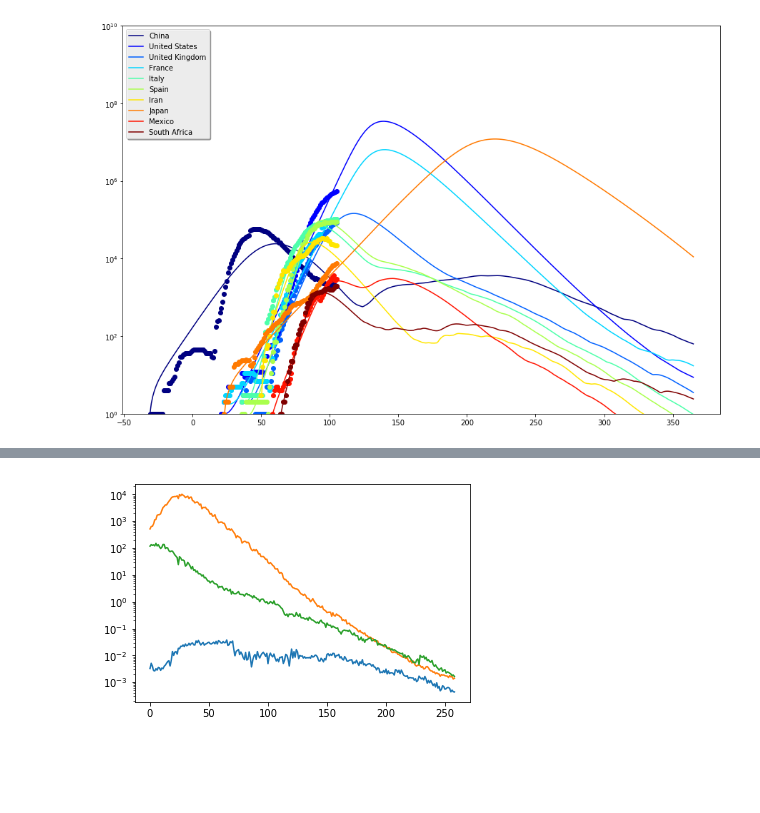
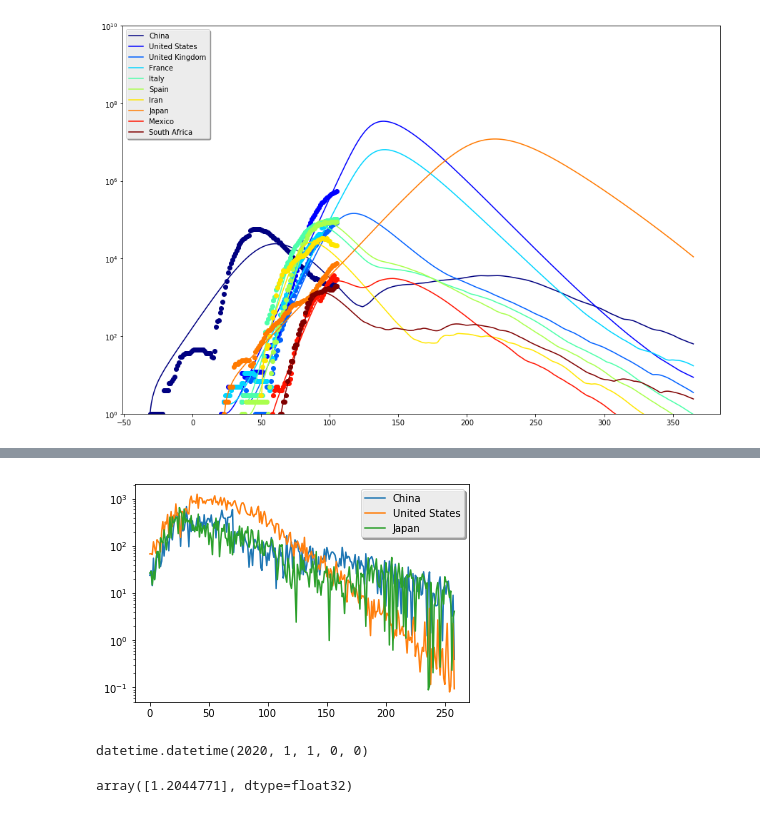
Before and after one commit to Zhangyanbo/covid19_domestic_or_import, a Jupyter notebook: model.ipynb, the cells around one changed output, grey strips where cells are left out. Saved outputs shown, nothing was run; the diff lists cells and outputs as text; code cells hidden in the pictures; blank space fills up the shorter version.

```diff
--- a/model.ipynb
+++ b/model.ipynb
@@ -40,6 +26,12 @@ covmodel.plot_simulation()
+# %%
+covmodel.plot_imports(names=['China', 'United States', 'Japan'])
+# %% [output]
+[figure, added]
 # %%
-covmodel.compute_influence_matrix()
+covmodel.first_date
+# %% [output]
+datetime.datetime(2020, 1, 1, 0, 0)
 # %%
-covmodel.plot_influence_matrix(names=['China', 'United States', 'United Kingdom'])
+covmodel.aaa['United States']['initial_unconfirmed']
 # %% [output]
-[figure, removed]
+array([1.2044771], dtype=float32)
```
Also changed, not shown: parts of 6 cells of this notebook, 1 other file.
